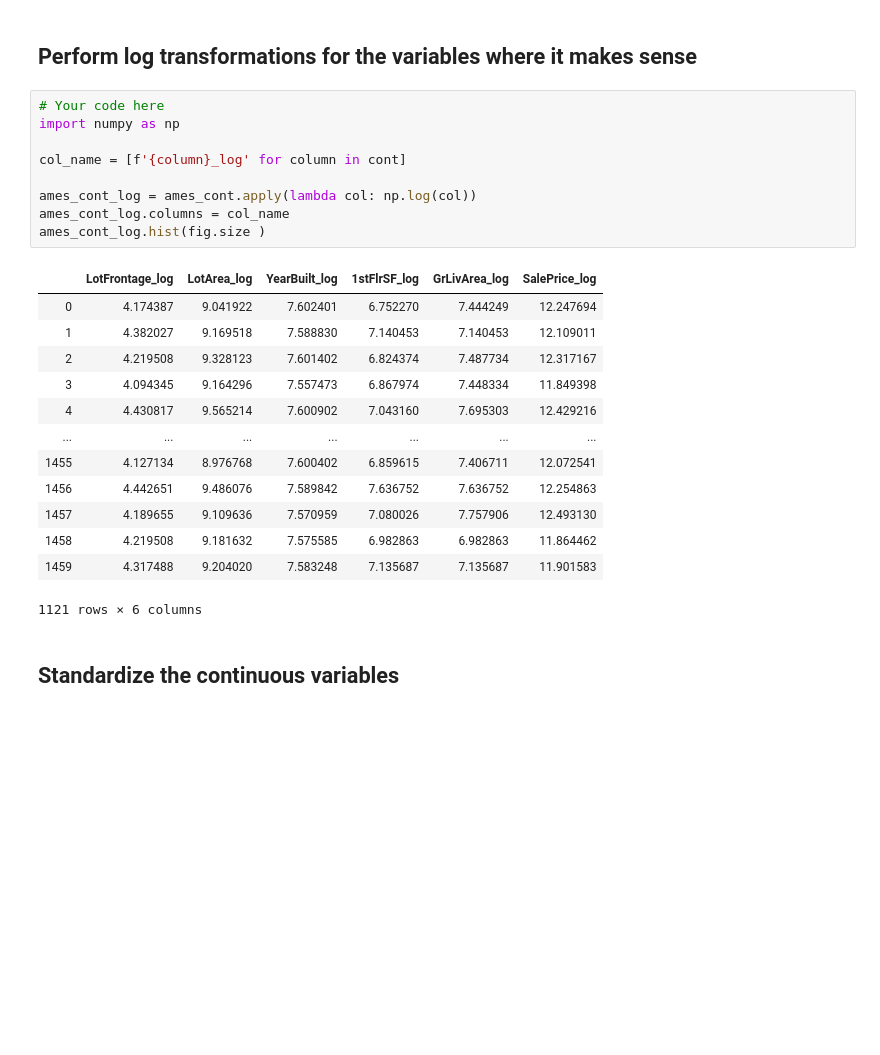
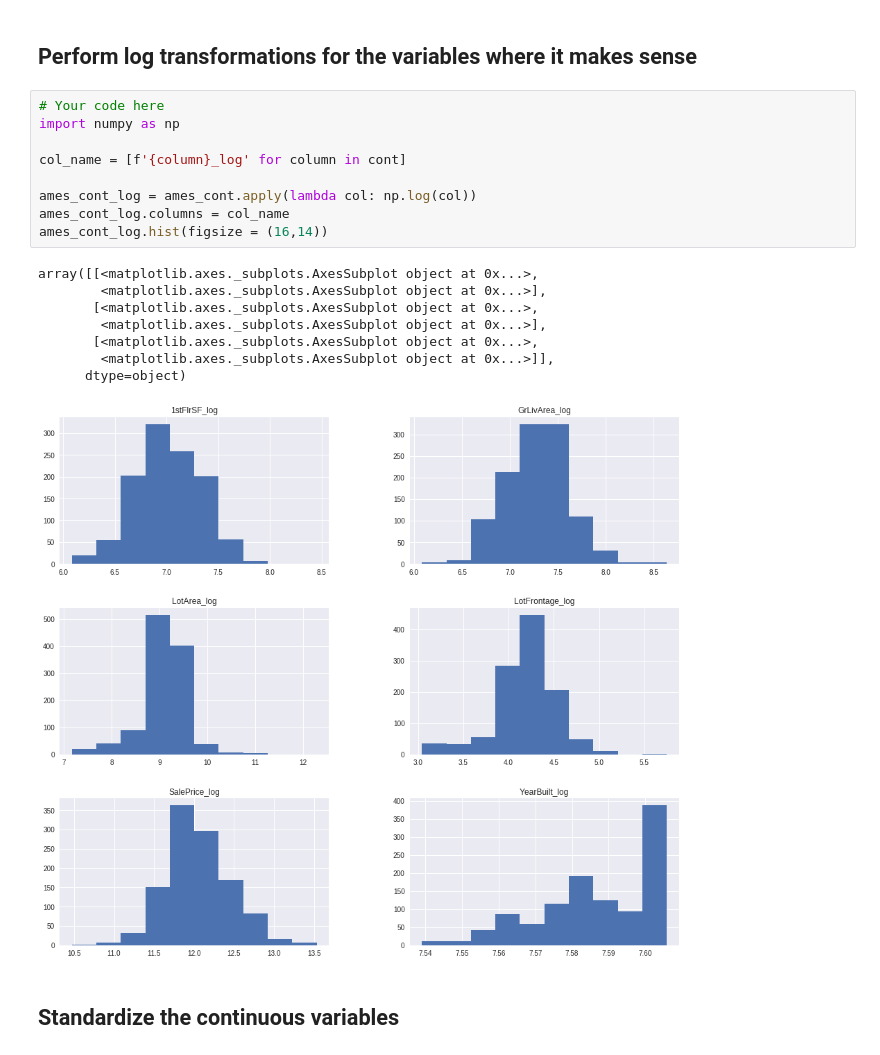
Before and after one commit to gywooo1/dsc-feature-scaling-and-normalization-lab-hbs-ds-060120, a Jupyter notebook: index.ipynb, the cells around one changed output. Cells and saved outputs as stored; diff of their text form; blank space fills up the shorter version.

```diff
--- a/index.ipynb
+++ b/index.ipynb
@@ -77,26 +77,21 @@ array([[<matplotlib.axes._subplots.AxesSubplot object at 0x...>,
 # %%
 # Your code here
 import numpy as np
 
 col_name = [f'{column}_log' for column in cont]
 
 ames_cont_log = ames_cont.apply(lambda col: np.log(col))
 ames_cont_log.columns = col_name
-ames_cont_log.hist(fig.size )
+ames_cont_log.hist(figsize = (16,14))
 # %% [output]
-|  | LotFrontage_log | LotArea_log | YearBuilt_log | 1stFlrSF_log | GrLivArea_log | SalePrice_log |
-| 0 | 4.174387 | 9.041922 | 7.602401 | 6.752270 | 7.444249 | 12.247694 |
-| 1 | 4.382027 | 9.169518 | 7.588830 | 7.140453 | 7.140453 | 12.109011 |
-| 2 | 4.219508 | 9.328123 | 7.601402 | 6.824374 | 7.487734 | 12.317167 |
-| 3 | 4.094345 | 9.164296 | 7.557473 | 6.867974 | 7.448334 | 11.849398 |
-| 4 | 4.430817 | 9.565214 | 7.600902 | 7.043160 | 7.695303 | 12.429216 |
-| ... | ... | ... | ... | ... | ... | ... |
-| 1455 | 4.127134 | 8.976768 | 7.600402 | 6.859615 | 7.406711 | 12.072541 |
-| 1456 | 4.442651 | 9.486076 | 7.589842 | 7.636752 | 7.636752 | 12.254863 |
-| 1457 | 4.189655 | 9.109636 | 7.570959 | 7.080026 | 7.757906 | 12.493130 |
-| 1458 | 4.219508 | 9.181632 | 7.575585 | 6.982863 | 6.982863 | 11.864462 |
-| 1459 | 4.317488 | 9.204020 | 7.583248 | 7.135687 | 7.135687 | 11.901583 |
-1121 rows × 6 columns
+array([[<matplotlib.axes._subplots.AxesSubplot object at 0x...>,
+        <matplotlib.axes._subplots.AxesSubplot object at 0x...>],
+       [<matplotlib.axes._subplots.AxesSubplot object at 0x...>,
+        <matplotlib.axes._subplots.AxesSubplot object at 0x...>],
+       [<matplotlib.axes._subplots.AxesSubplot object at 0x...>,
+        <matplotlib.axes._subplots.AxesSubplot object at 0x...>]],
+      dtype=object)
+[figure, added]
 # %% [markdown]
 ## Standardize the continuous variables
 # %% [markdown]
```
